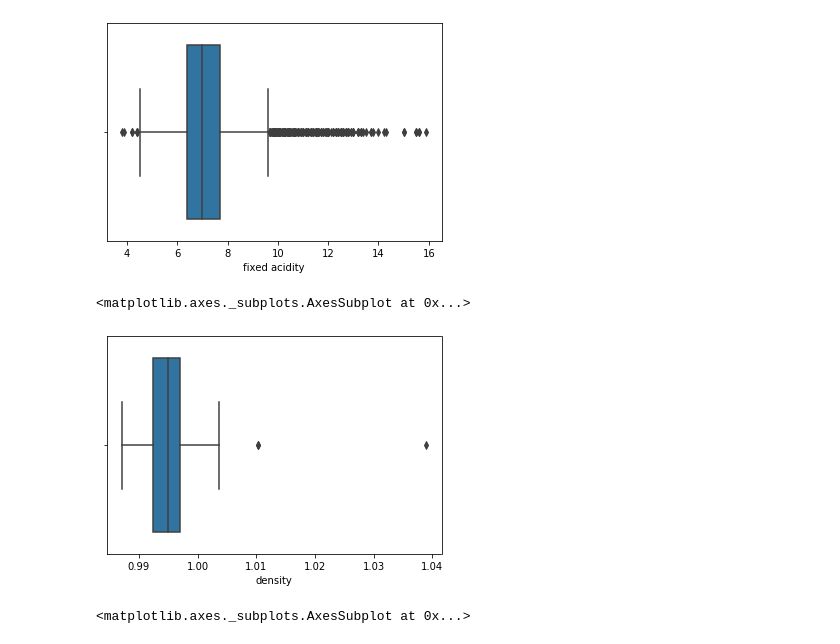
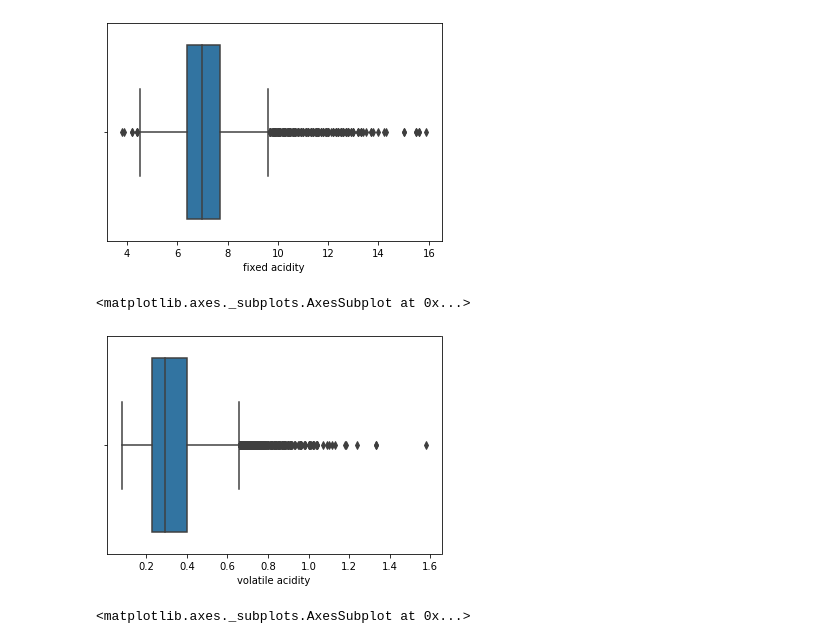
Before and after one commit to BMariam/machine_learning_portfolio, a Jupyter notebook: wine_quality_detection/Wine_Quality.ipynb, the cells around one changed output. Cells and saved outputs as stored; diff of their text form; code cells hidden in the pictures.

```diff
--- a/wine_quality_detection/Wine_Quality.ipynb
+++ b/wine_quality_detection/Wine_Quality.ipynb
@@ -141,10 +164,10 @@ sns.boxplot(wine_quality['fixed acidity'])
 <matplotlib.axes._subplots.AxesSubplot at 0x...>
 [figure]
 # %%
-sns.boxplot(wine_quality['density'])
+sns.boxplot(wine_quality['volatile acidity'])
 # %% [output]
 <matplotlib.axes._subplots.AxesSubplot at 0x...>
-[figure, old version]
+[figure, new version]
 # %%
 sns.boxplot(wine_quality['alcohol'])
 # %% [output]
```
Also changed, not shown: parts of 18 cells of this notebook.
